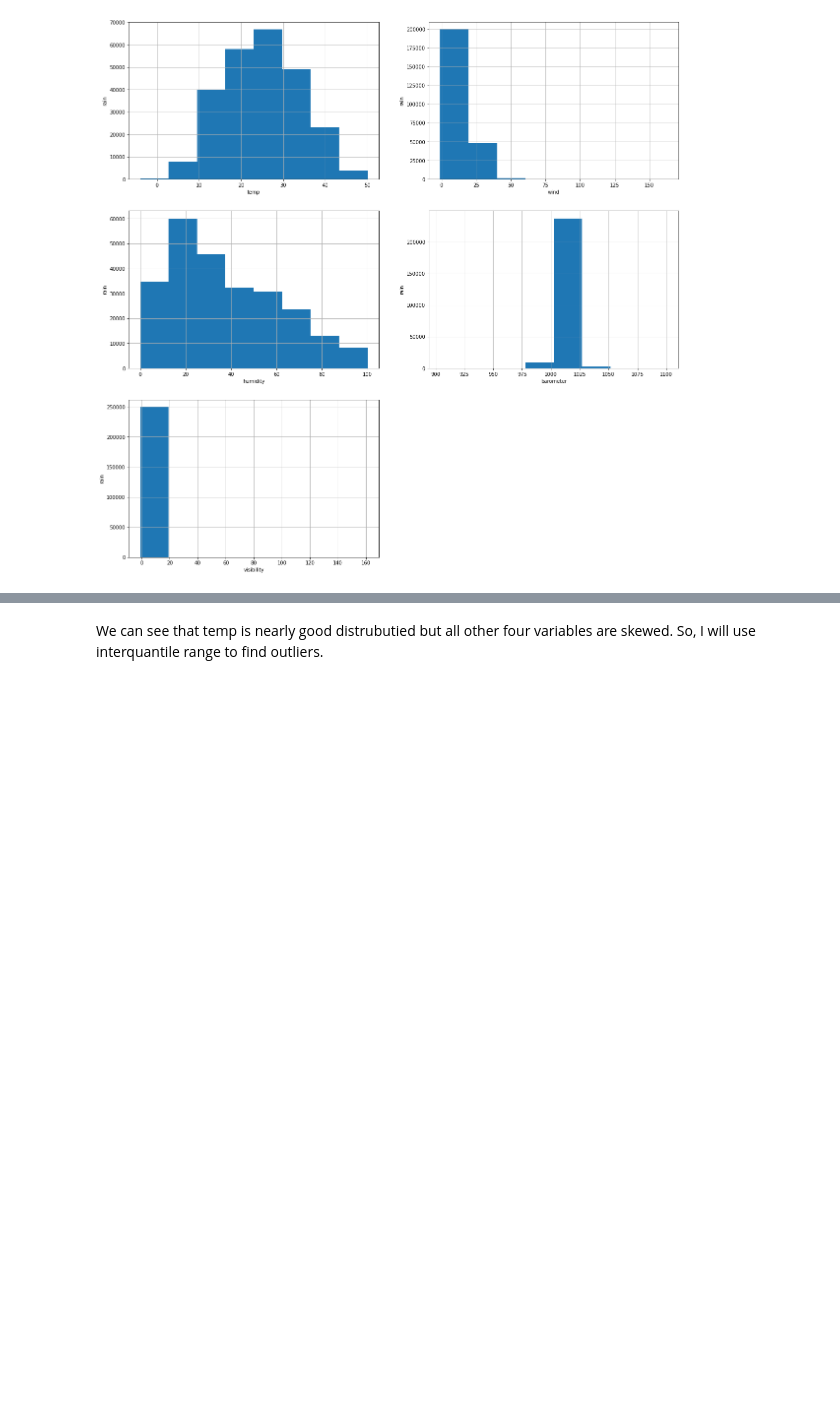
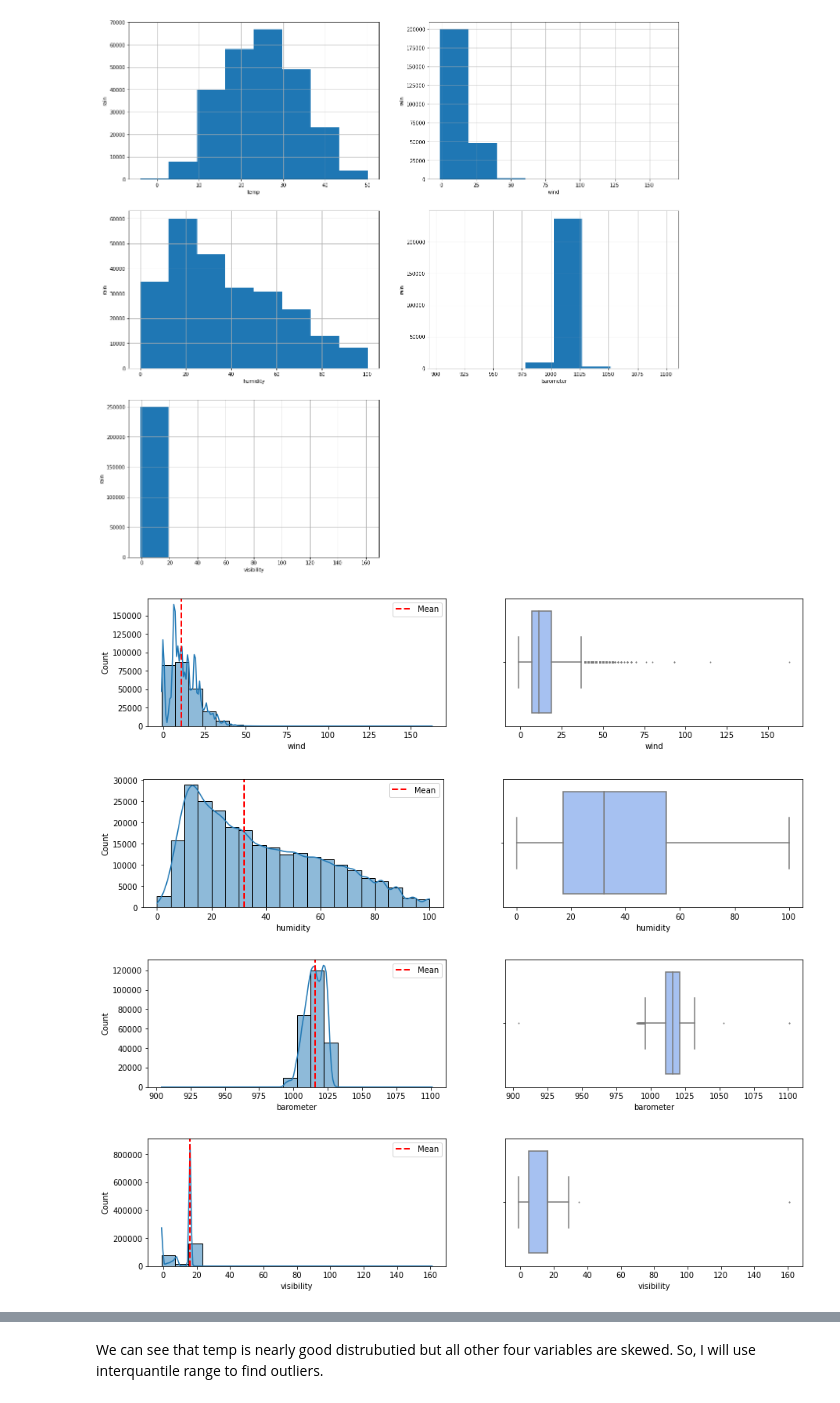
Before and after one commit to naiforfi/Bootcamp_repo, a Jupyter notebook: Saudi_Arabia_Rain.ipynb, the cells around one changed output, grey strips where cells are left out. Cells and saved outputs as stored; diff of their text form; code cells hidden in the pictures; blank space fills up the shorter version.

```diff
--- a/Saudi_Arabia_Rain.ipynb
+++ b/Saudi_Arabia_Rain.ipynb
@@ -440,6 +440,23 @@ fig.set_xlabel('visibility')
 fig.set_ylabel('rain');
 # %% [output]
 [figure]
+# %%
+num_cols=data.loc[:,'wind':'visibility'].select_dtypes(include=['int64','float64']).columns.tolist() # a revised list of numerical features
+
+for i in num_cols:
+
+    fig, axs = plt.subplots(1,2,figsize=(15, 3))
+
+    sns.histplot(data[i],bins=20, kde=True,ax=axs[0]);
+    sns.boxplot(data[i], ax = axs[1], color='#99befd', fliersize=1);
+
+    axs[0].axvline(data[i].median(), color='r', linewidth=2, linestyle='--', label='Mean')
+    axs[0].legend()
+# %% [output]
+[figure, added]
+[figure, added]
+[figure, added]
+[figure, added]
 # %%
 data.describe()
 # %% [output]
```
Also changed, not shown: parts of 1 cell of this notebook.
